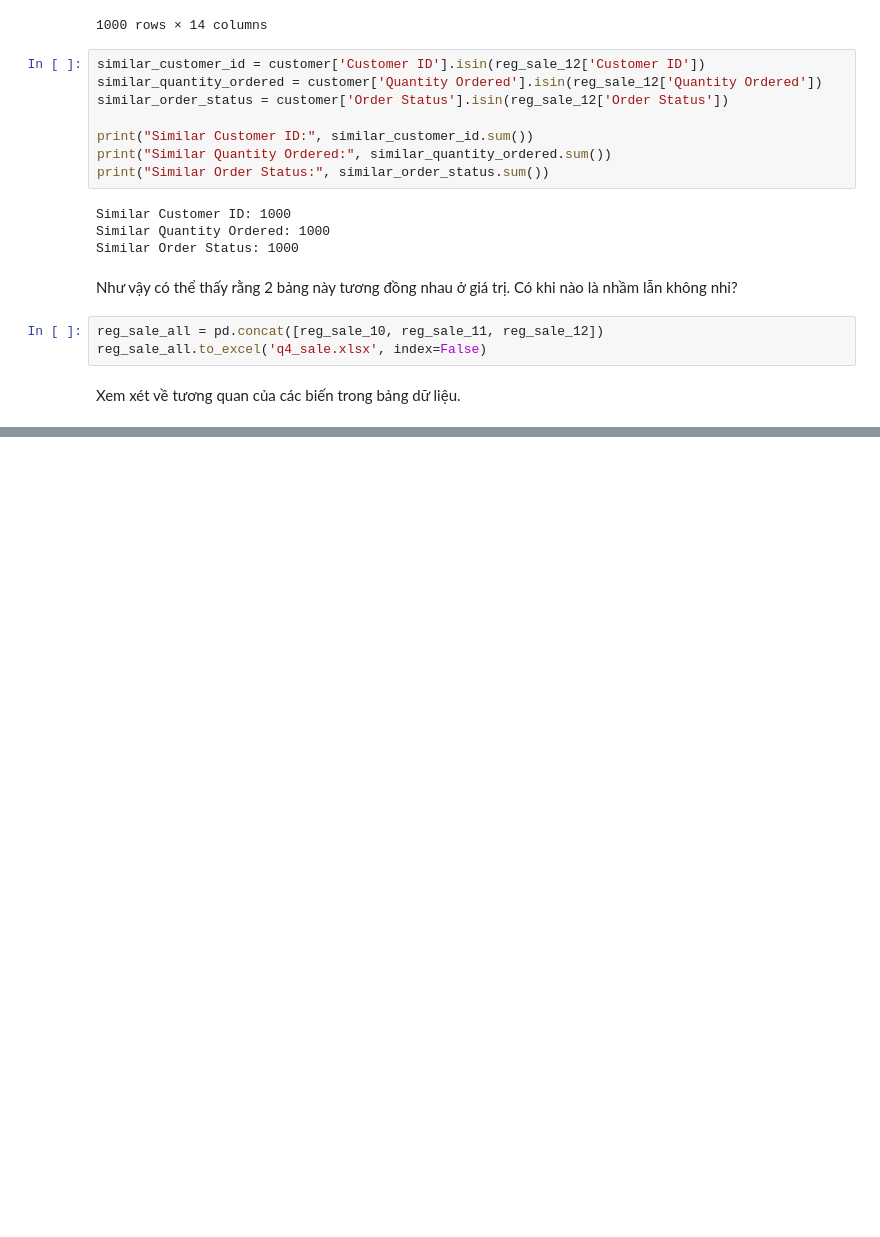
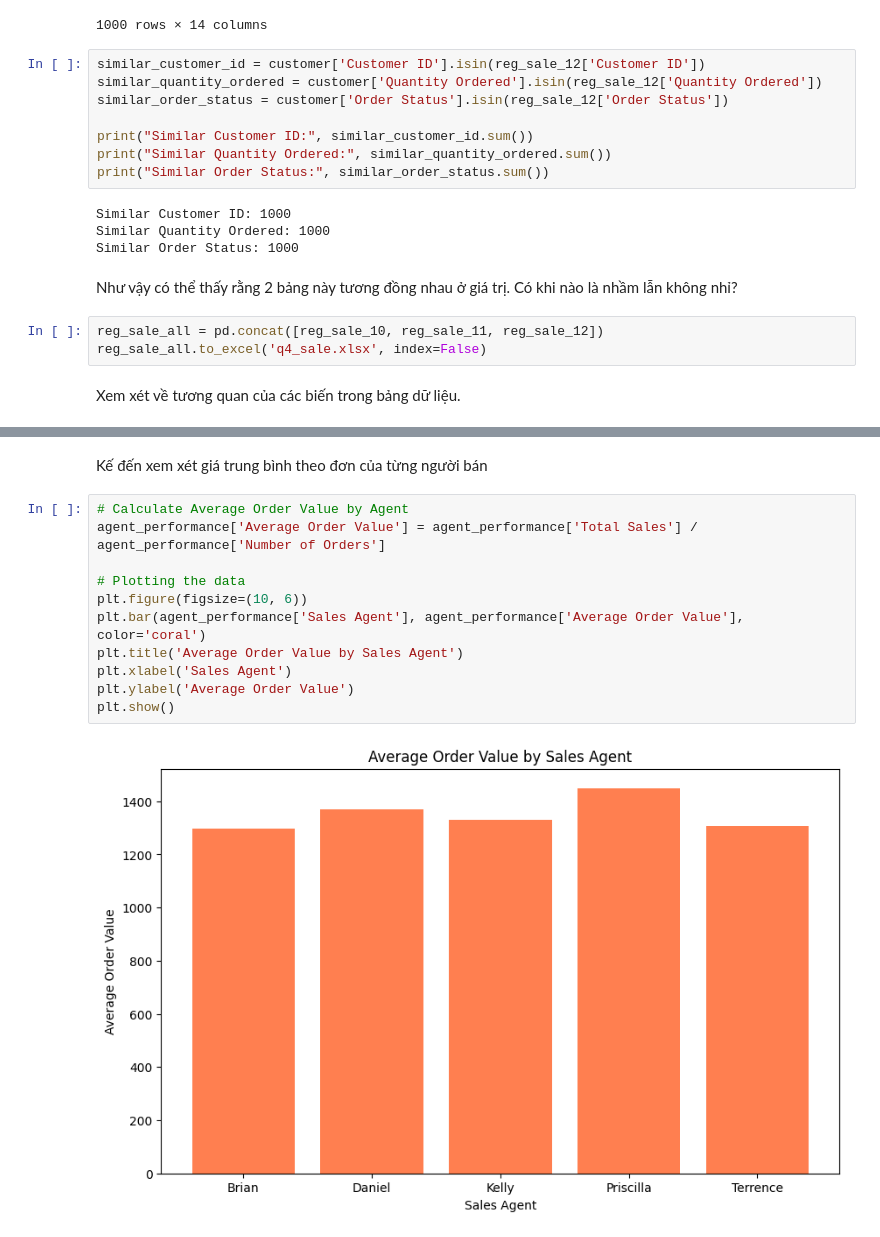
Before and after one commit to ngnquanq/aiesec_da, a Jupyter notebook: notebooks/eda.ipynb, the cells around one changed output, grey strips where cells are left out. Saved outputs shown, nothing was run; the diff lists cells and outputs as text; blank space fills up the shorter version.

```diff
--- a/notebooks/eda.ipynb
+++ b/notebooks/eda.ipynb
@@ -471,0 +518,15 @@ Giả định đặt ra là sẽ có những lý do hủy hàng khiến cho các
+# %% [markdown]
+Kế đến xem xét giá trung bình theo đơn của từng người bán
+# %%
+# Calculate Average Order Value by Agent
+agent_performance['Average Order Value'] = agent_performance['Total Sales'] / agent_performance['Number of Orders']
+
+# Plotting the data
+plt.figure(figsize=(10, 6))
+plt.bar(agent_performance['Sales Agent'], agent_performance['Average Order Value'], color='coral')
+plt.title('Average Order Value by Sales Agent')
+plt.xlabel('Sales Agent')
+plt.ylabel('Average Order Value')
+plt.show()
+# %% [output]
+[figure, added]
```
Also changed, not shown: parts of 32 cells of this notebook, 1 other file.
